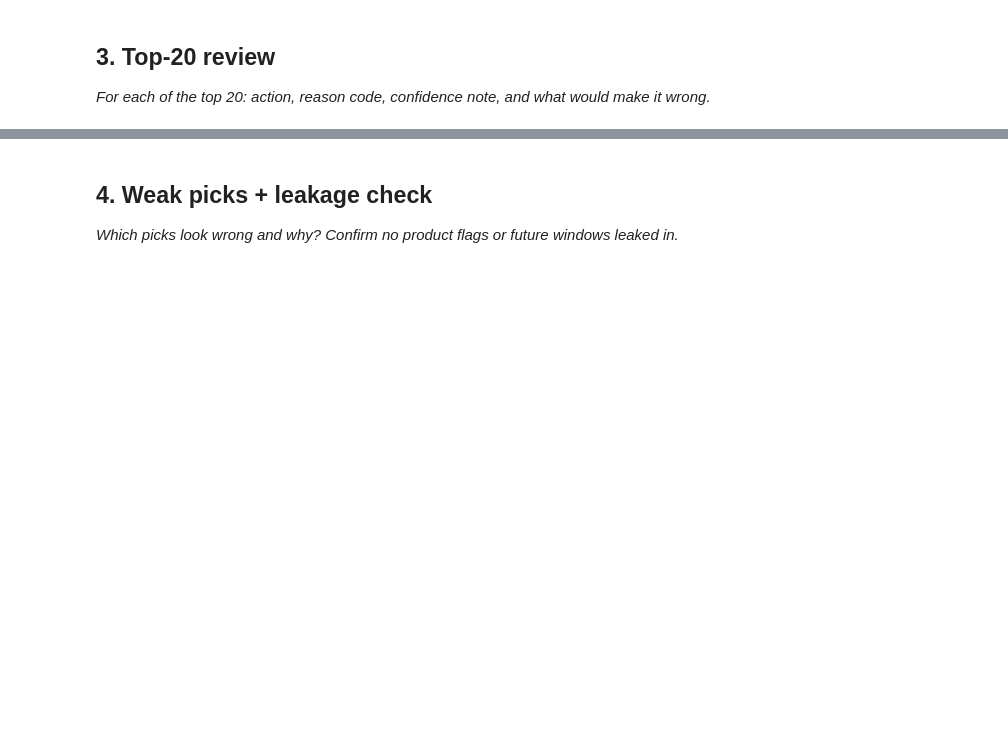
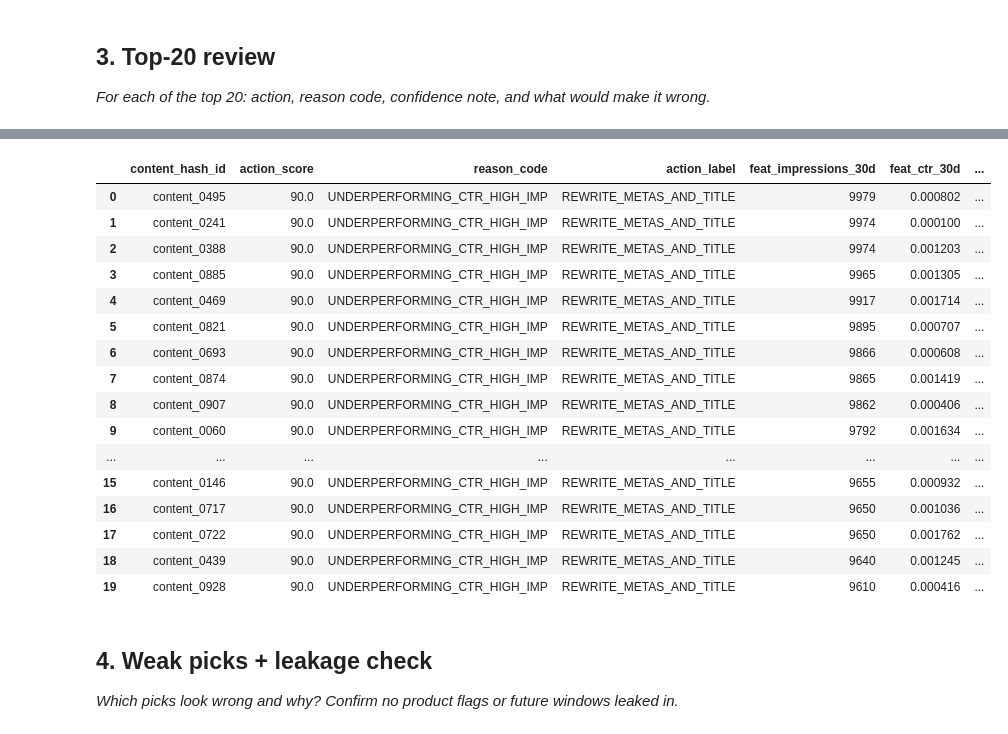
Before and after one commit to backlashblitz/flyrank-ml-internship, a Jupyter notebook: work/notebooks/w04_baseline_score.ipynb, the cells around one changed output, grey strips where cells are left out. Drawn from its saved outputs; the diff is of its cells as text; code cells hidden in the pictures; blank space fills up the shorter version.

```diff
--- a/work/notebooks/w04_baseline_score.ipynb
+++ b/work/notebooks/w04_baseline_score.ipynb
@@ -30,3 +159,35 @@ This skeleton is yours to fill. Work the sections **in order** — each one has
+# %%
+# Display top 20 rows from the generated baseline queue
+top_20 = df_queue.head(20)[
+    [
+        "content_hash_id",
+        "action_score",
+        "reason_code",
+        "action_label",
+        "feat_impressions_30d",
+        "feat_ctr_30d",
+        "feat_avg_position_30d",
+    ]
+]
+top_20
+# %% [output]
+|  | content_hash_id | action_score | reason_code | action_label | feat_impressions_30d | feat_ctr_30d | ... |
+| 0 | content_0495 | 90.0 | UNDERPERFORMING_CTR_HIGH_IMP | REWRITE_METAS_AND_TITLE | 9979 | 0.000802 | ... |
+| 1 | content_0241 | 90.0 | UNDERPERFORMING_CTR_HIGH_IMP | REWRITE_METAS_AND_TITLE | 9974 | 0.000100 | ... |
+| 2 | content_0388 | 90.0 | UNDERPERFORMING_CTR_HIGH_IMP | REWRITE_METAS_AND_TITLE | 9974 | 0.001203 | ... |
+| 3 | content_0885 | 90.0 | UNDERPERFORMING_CTR_HIGH_IMP | REWRITE_METAS_AND_TITLE | 9965 | 0.001305 | ... |
+| 4 | content_0469 | 90.0 | UNDERPERFORMING_CTR_HIGH_IMP | REWRITE_METAS_AND_TITLE | 9917 | 0.001714 | ... |
+| 5 | content_0821 | 90.0 | UNDERPERFORMING_CTR_HIGH_IMP | REWRITE_METAS_AND_TITLE | 9895 | 0.000707 | ... |
+| 6 | content_0693 | 90.0 | UNDERPERFORMING_CTR_HIGH_IMP | REWRITE_METAS_AND_TITLE | 9866 | 0.000608 | ... |
+| 7 | content_0874 | 90.0 | UNDERPERFORMING_CTR_HIGH_IMP | REWRITE_METAS_AND_TITLE | 9865 | 0.001419 | ... |
+| 8 | content_0907 | 90.0 | UNDERPERFORMING_CTR_HIGH_IMP | REWRITE_METAS_AND_TITLE | 9862 | 0.000406 | ... |
+| 9 | content_0060 | 90.0 | UNDERPERFORMING_CTR_HIGH_IMP | REWRITE_METAS_AND_TITLE | 9792 | 0.001634 | ... |
+| ... | ... | ... | ... | ... | ... | ... | ... |
+| 15 | content_0146 | 90.0 | UNDERPERFORMING_CTR_HIGH_IMP | REWRITE_METAS_AND_TITLE | 9655 | 0.000932 | ... |
+| 16 | content_0717 | 90.0 | UNDERPERFORMING_CTR_HIGH_IMP | REWRITE_METAS_AND_TITLE | 9650 | 0.001036 | ... |
+| 17 | content_0722 | 90.0 | UNDERPERFORMING_CTR_HIGH_IMP | REWRITE_METAS_AND_TITLE | 9650 | 0.001762 | ... |
+| 18 | content_0439 | 90.0 | UNDERPERFORMING_CTR_HIGH_IMP | REWRITE_METAS_AND_TITLE | 9640 | 0.001245 | ... |
+| 19 | content_0928 | 90.0 | UNDERPERFORMING_CTR_HIGH_IMP | REWRITE_METAS_AND_TITLE | 9610 | 0.000416 | ... |
 # %% [markdown]
 ## 4. Weak picks + leakage check
 
```
Also changed, not shown: parts of 11 cells of this notebook.
